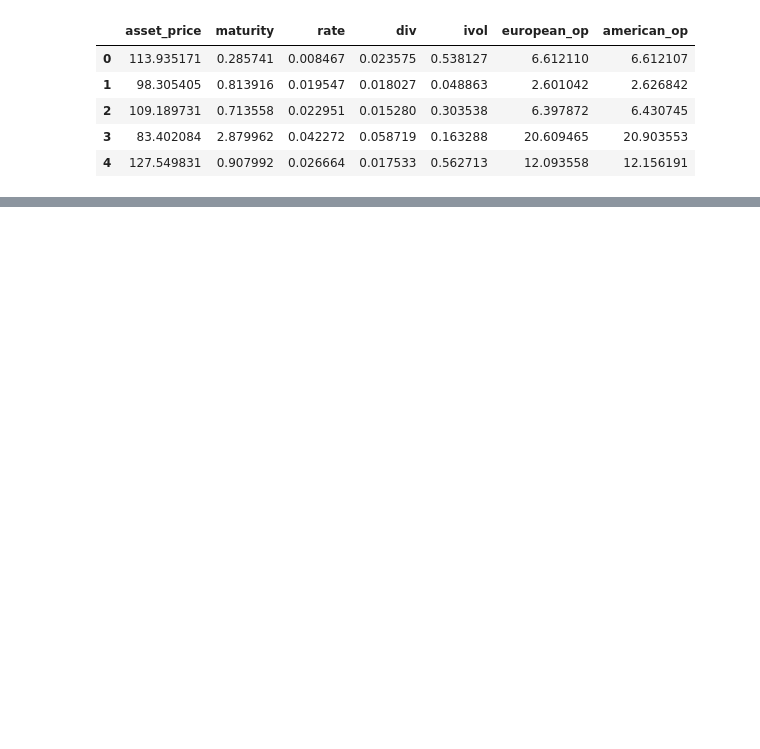
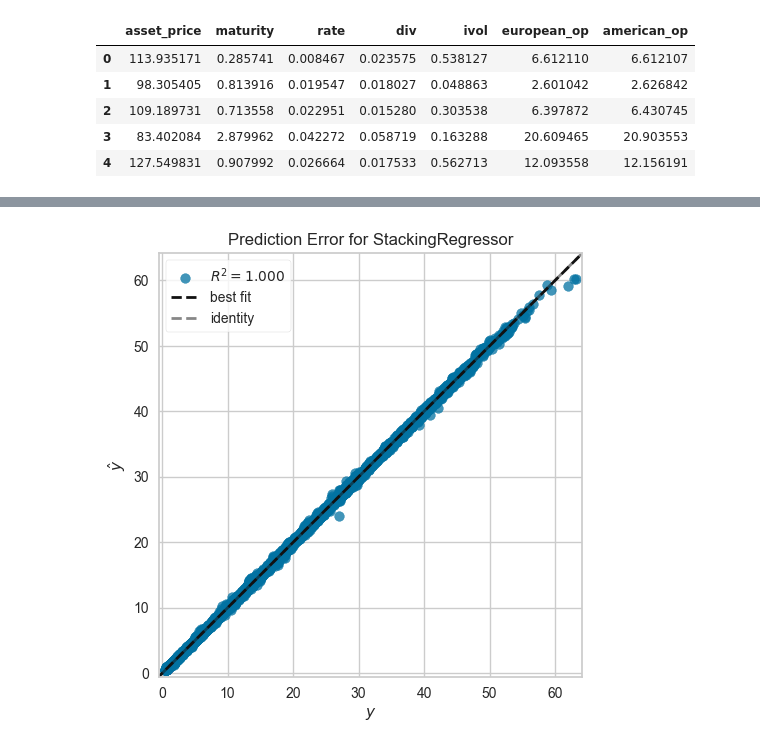
Before and after one commit to nazike/Options_Pricing_Analysis, a Jupyter notebook: Options_Pricing_Direct_method.ipynb, the cells around one changed output, grey strips where cells are left out. Drawn from its saved outputs; the diff is of its cells as text; code cells hidden in the pictures; blank space fills up the shorter version.

```diff
--- a/Options_Pricing_Direct_method.ipynb
+++ b/Options_Pricing_Direct_method.ipynb
@@ -125,0 +125,4 @@ KeyboardInterrupt:
+# %%
+plot_model(best_mae_model, plot = 'error')
+# %% [output]
+[figure, added]
```
Also changed, not shown: parts of 29 cells of this notebook, 15 other files.
